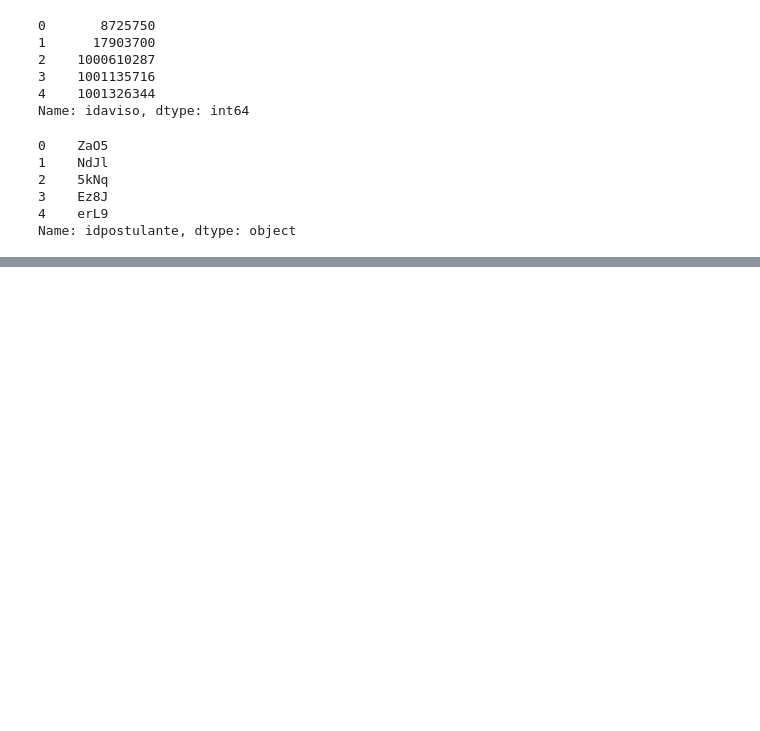
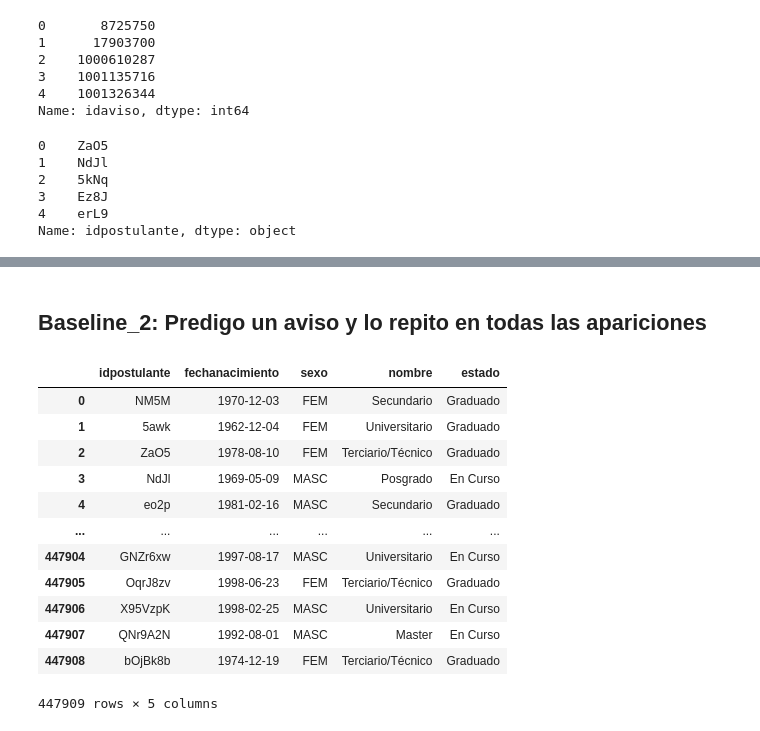
Before and after one commit to naio83/SistemasDeRecomendacion, a Jupyter notebook: challenge_zonaJobs/baseline.ipynb, the cells around one changed output, grey strips where cells are left out. Saved outputs shown, nothing was run; the diff lists cells and outputs as text; code cells hidden in the pictures; blank space fills up the shorter version.

```diff
--- a/challenge_zonaJobs/baseline.ipynb
+++ b/challenge_zonaJobs/baseline.ipynb
@@ -61 +78,3 @@ df_baseLine_1.to_csv("./submissions/baseLine_1.csv", index=False)
 # Resultado Kaggle: 0.00017
+# %% [markdown]
+## Baseline_2: Predigo un aviso y lo repito en todas las apariciones
@@ -61,0 +86,16 @@ df_baseLine_1.to_csv("./submissions/baseLine_1.csv", index=False)
+# %%
+df_postulantes
+# %% [output]
+|  | idpostulante | fechanacimiento | sexo | nombre | estado |
+| 0 | NM5M | 1970-12-03 | FEM | Secundario | Graduado |
+| 1 | 5awk | 1962-12-04 | FEM | Universitario | Graduado |
+| 2 | ZaO5 | 1978-08-10 | FEM | Terciario/Técnico | Graduado |
+| 3 | NdJl | 1969-05-09 | MASC | Posgrado | En Curso |
+| 4 | eo2p | 1981-02-16 | MASC | Secundario | Graduado |
+| ... | ... | ... | ... | ... | ... |
+| 447904 | GNZr6xw | 1997-08-17 | MASC | Universitario | En Curso |
+| 447905 | OqrJ8zv | 1998-06-23 | FEM | Terciario/Técnico | Graduado |
+| 447906 | X95VzpK | 1998-02-25 | MASC | Universitario | En Curso |
+| 447907 | QNr9A2N | 1992-08-01 | MASC | Master | En Curso |
+| 447908 | bOjBk8b | 1974-12-19 | FEM | Terciario/Técnico | Graduado |
+447909 rows × 5 columns
```
Also changed, not shown: parts of 41 cells of this notebook, 3 other files.
